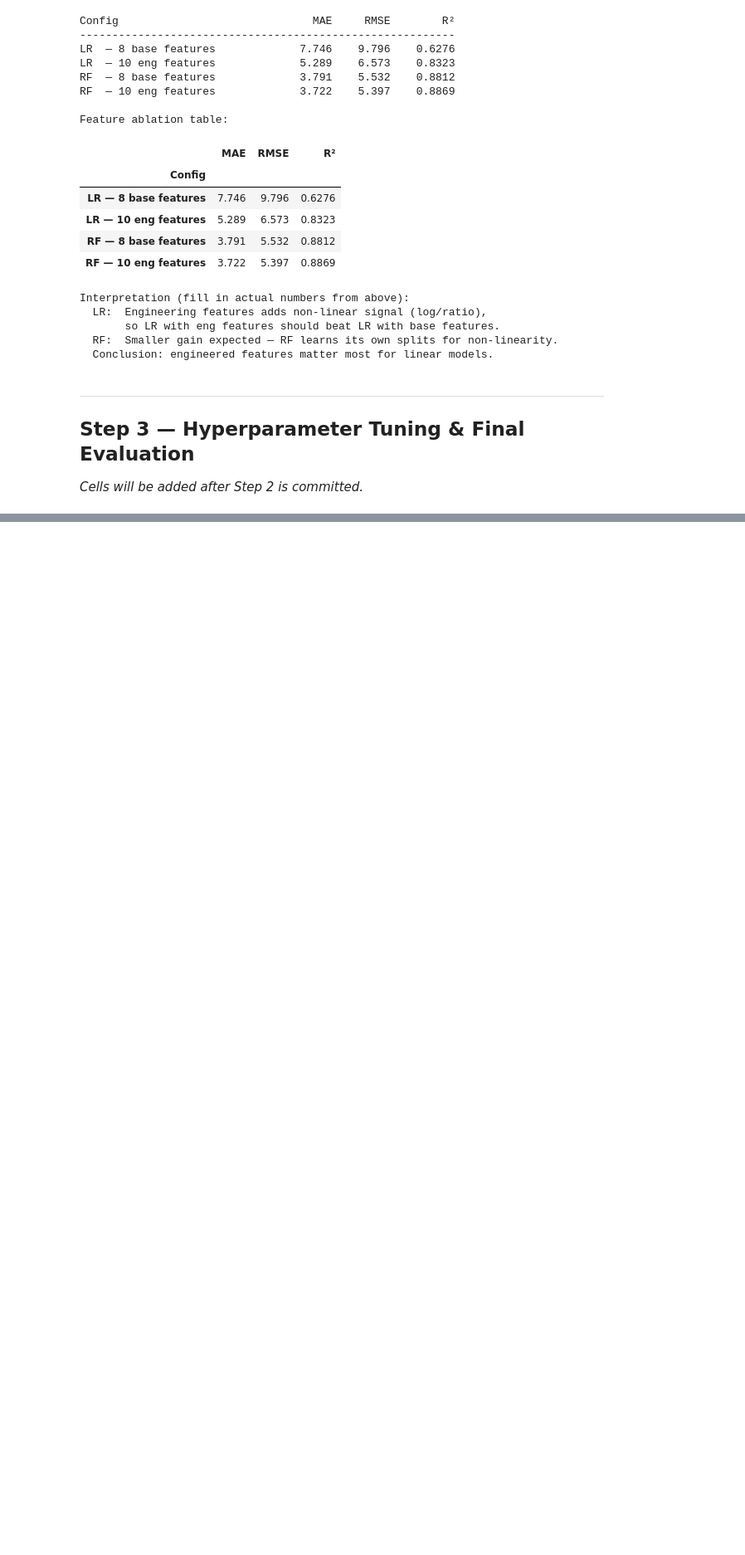
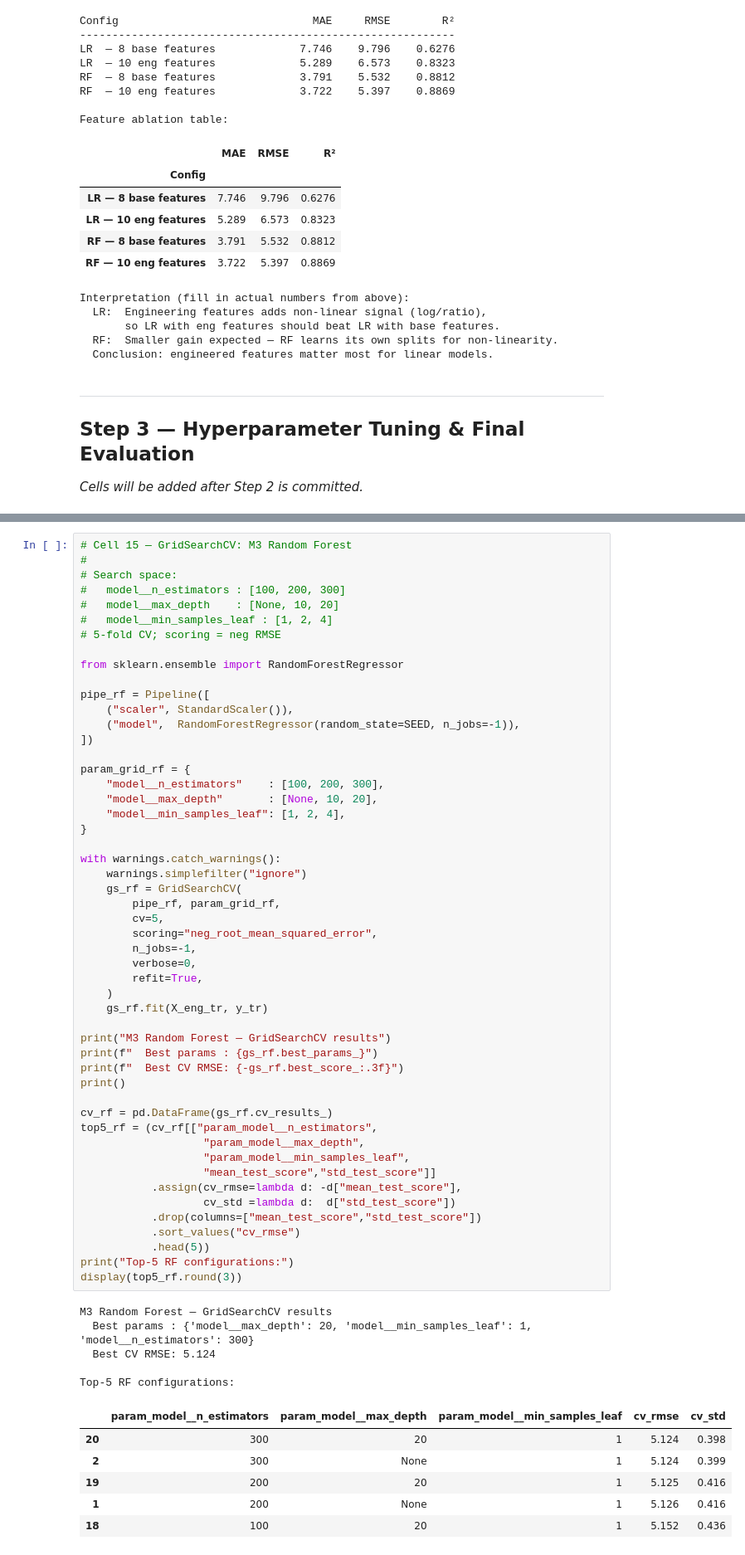
Before and after one commit to iman758/Introduction-to-AI-, a Jupyter notebook: A2_Concrete_Strength/A2_notebook.ipynb, the cells around one changed output, grey strips where cells are left out. Shown at 83% size. Saved outputs shown, nothing was run; the diff lists cells and outputs as text; blank space fills up the shorter version.

```diff
--- a/A2_Concrete_Strength/A2_notebook.ipynb
+++ b/A2_Concrete_Strength/A2_notebook.ipynb
@@ -633,0 +700,63 @@ Interpretation (fill in actual numbers from above):
+# %%
+# Cell 15 — GridSearchCV: M3 Random Forest
+#
+# Search space:
+#   model__n_estimators : [100, 200, 300]
+#   model__max_depth    : [None, 10, 20]
+#   model__min_samples_leaf : [1, 2, 4]
+# 5-fold CV; scoring = neg RMSE
+
+from sklearn.ensemble import RandomForestRegressor
+
+pipe_rf = Pipeline([
+    ("scaler", StandardScaler()),
+    ("model",  RandomForestRegressor(random_state=SEED, n_jobs=-1)),
+])
+
+param_grid_rf = {
+    "model__n_estimators"    : [100, 200, 300],
+    "model__max_depth"       : [None, 10, 20],
+    "model__min_samples_leaf": [1, 2, 4],
+}
+
+with warnings.catch_warnings():
+    warnings.simplefilter("ignore")
+    gs_rf = GridSearchCV(
+        pipe_rf, param_grid_rf,
+        cv=5,
+        scoring="neg_root_mean_squared_error",
+        n_jobs=-1,
+        verbose=0,
+        refit=True,
+    )
+    gs_rf.fit(X_eng_tr, y_tr)
+
+print("M3 Random Forest — GridSearchCV results")
+print(f"  Best params : {gs_rf.best_params_}")
+print(f"  Best CV RMSE: {-gs_rf.best_score_:.3f}")
+print()
+
+cv_rf = pd.DataFrame(gs_rf.cv_results_)
+top5_rf = (cv_rf[["param_model__n_estimators",
+                   "param_model__max_depth",
+                   "param_model__min_samples_leaf",
+                   "mean_test_score","std_test_score"]]
+           .assign(cv_rmse=lambda d: -d["mean_test_score"],
+                   cv_std =lambda d:  d["std_test_score"])
+           .drop(columns=["mean_test_score","std_test_score"])
+           .sort_values("cv_rmse")
+           .head(5))
+print("Top-5 RF configurations:")
+display(top5_rf.round(3))
+# %% [output]
+M3 Random Forest — GridSearchCV results
+  Best params : {'model__max_depth': 20, 'model__min_samples_leaf': 1, 'model__n_estimators': 300}
+  Best CV RMSE: 5.124
+
+Top-5 RF configurations:
+|  | param_model__n_estimators | param_model__max_depth | param_model__min_samples_leaf | cv_rmse | cv_std |
+| 20 | 300 | 20 | 1 | 5.124 | 0.398 |
+| 2 | 300 | None | 1 | 5.124 | 0.399 |
+| 19 | 200 | 20 | 1 | 5.125 | 0.416 |
+| 1 | 200 | None | 1 | 5.126 | 0.416 |
+| 18 | 100 | 20 | 1 | 5.152 | 0.436 |
```
Also changed, not shown: parts of 6 cells of this notebook, 2 other files.
